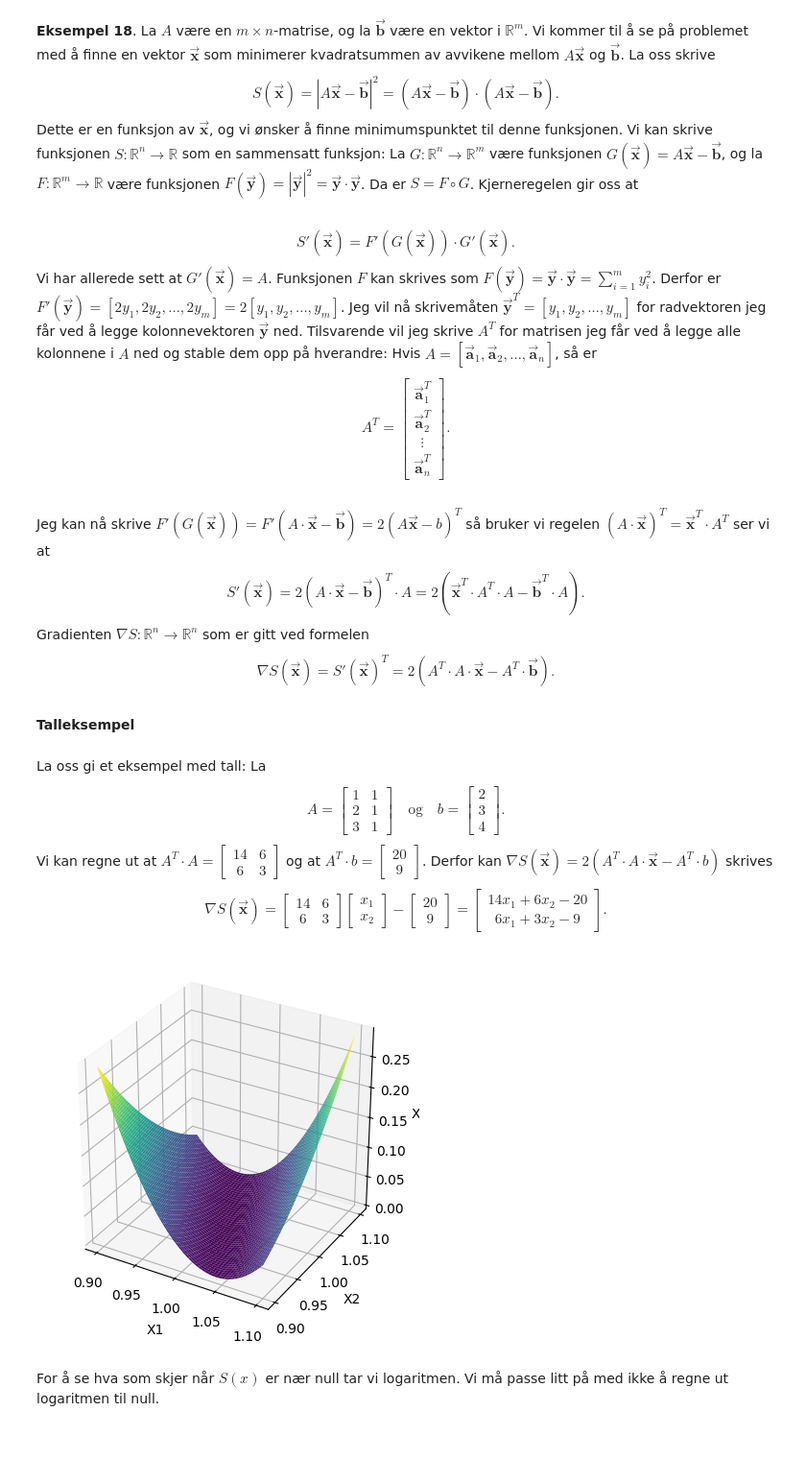
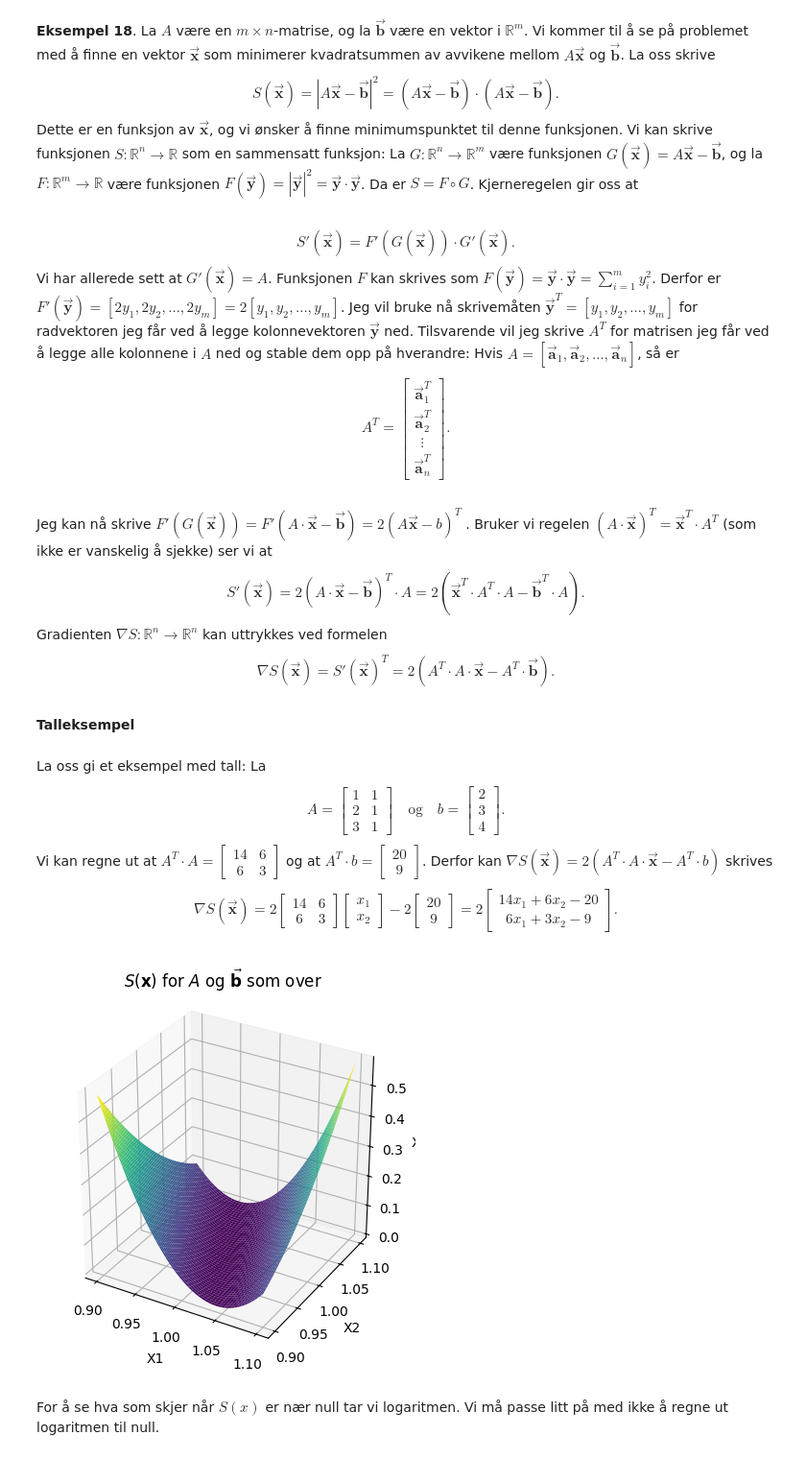
Before and after one commit to mbr085/V25MAT102, a Jupyter notebook: notebooks/uke10/12deriverte_a.ipynb, the cells around one changed output. Shown at 96% size. Drawn from its saved outputs; the diff is of its cells as text; code cells hidden in the pictures.

```diff
--- a/notebooks/uke10/12deriverte_a.ipynb
+++ b/notebooks/uke10/12deriverte_a.ipynb
@@ -997,7 +997,7 @@ skrives som
 $F(\vec{\mathbf{y}}) = \vec{\mathbf{y}} \cdot \vec{\mathbf{y}} = \sum_{i=1}^m y_i^2$.
 Derfor er
 $F'(\vec{\mathbf{y}}) = [2y_1, 2y_2, \ldots, 2y_m] = 2[y_1, y_2, \dots, y_m]$.
-Jeg vil nå skrivemåten $\vec{\mathbf{y}}^T = [y_1, y_2, \dots, y_m]$ for
+Jeg vil bruke nå skrivemåten $\vec{\mathbf{y}}^T = [y_1, y_2, \dots, y_m]$ for
 radvektoren jeg får ved å legge kolonnevektoren $\vec{\mathbf{y}}$ ned.
 Tilsvarende vil jeg skrive $A^T$ for matrisen jeg får ved å legge alle
 kolonnene i $A$ ned og stable dem opp på hverandre: Hvis
@@ -1007,11 +1007,11 @@ $$A^T = \begin{bmatrix}\vec{\mathbf{a}}_1^T \\ \vec{\mathbf{a}}_2^T \\ \vdots \\
 # %% [markdown]
 Jeg kan nå skrive
 $F'(G(\vec{\mathbf{x}})) = F'(A\cdot \vec{\mathbf{x}} - \vec{\mathbf{b}}) = 2(A
-  \vec{\mathbf{x}} - b)^T$ så bruker vi regelen
-$(A \cdot \vec{\mathbf{x}})^T = \vec{\mathbf{x}}^T \cdot A^T$ ser vi at
+  \vec{\mathbf{x}} - b)^T$. Bruker vi regelen
+$(A \cdot \vec{\mathbf{x}})^T = \vec{\mathbf{x}}^T \cdot A^T$ (som ikke er vanskelig å sjekke) ser vi at
 $$S'(\vec{\mathbf{x}}) = 2(A\cdot \vec{\mathbf{x}} - \vec{\mathbf{b}})^T \cdot A = 2(\vec{\mathbf{x}}^T
   \cdot A^T \cdot A - \vec{\mathbf{b}}^T \cdot A).$$
-Gradienten $\nabla S \colon \mathbb{R}^n \to \mathbb{R}^n$ som er gitt ved formelen
+Gradienten $\nabla S \colon \mathbb{R}^n \to \mathbb{R}^n$ kan uttrykkes ved formelen
 $$\nabla S(\vec{\mathbf{x}}) = S'(\vec{\mathbf{x}})^T = 2(A^T \cdot A \cdot \vec{\mathbf{x}}- A^T \cdot \vec{\mathbf{b}}).$$
 # %% [markdown]
 **Talleksempel**
@@ -1024,8 +1024,8 @@ $A^T \cdot A = \begin{bmatrix}14 & 6 \\ 6 & 3\end{bmatrix}$ og at
 $A^T \cdot b = \begin{bmatrix}20 \\ 9\end{bmatrix}$. Derfor kan
 $\nabla S(\vec{\mathbf{x}}) = 2(A^T \cdot A \cdot \vec{\mathbf{x}} - A^T \cdot b)$
 skrives
-$$\nabla S(\vec{\mathbf{x}}) = \begin{bmatrix}14 & 6 \\ 6 & 3\end{bmatrix} \begin{bmatrix}x_1 \\ x_2\end{bmatrix} -
-\begin{bmatrix}20 \\ 9\end{bmatrix} = \begin{bmatrix}14x_1 + 6x_2 - 20 \\ 6x_1 + 3x_2 - 9\end{bmatrix}.$$
+$$\nabla S(\vec{\mathbf{x}}) = 2\begin{bmatrix}14 & 6 \\ 6 & 3\end{bmatrix} \begin{bmatrix}x_1 \\ x_2\end{bmatrix} -
+2\begin{bmatrix}20 \\ 9\end{bmatrix} = 2\begin{bmatrix}14x_1 + 6x_2 - 20 \\ 6x_1 + 3x_2 - 9\end{bmatrix}.$$
 # %%
 A = np.array([
     [1, 1],
@@ -1052,39 +1052,40 @@ def S_fra_A_og_y(A, y):
         r1 = np.sum(z * (ATA @ z), axis=0)
         r2 = -2 * np.sum(z * ATy, axis=0)
         r3 = yy
-        return (r1 + r2 + r3).reshape(x[0].shape)
+        return 2*(r1 + r2 + r3).reshape(x[0].shape)
     return f
 
 # Create a grid of x and y values
 x1 = np.linspace(0.9, 1.1, 300)
 x2 = np.linspace(0.9, 1.1, 300)
 x = np.meshgrid(x1, x2)
 
 # Compute the function values
 S = S_fra_A_og_y(A, y)
 x3 = S(x)
 
 # # Mask values outside the unit disc
 # mask = x**2 + y**2 > 1  # Create a boolean mask for points outside the unit disc
 # z[mask] = np.nan  # Set values outside the unit disc to NaN (they won't be plotted)
 # x3[x3>.01]=np.nan
 
 # Create a 3D plot
 fig = plt.figure()
 ax = fig.add_subplot(111, projection='3d')
 
 # Plot the surface
 ax.plot_surface(x[0], x[1], x3, cmap='viridis', edgecolor='none')
+plt.title(r'$S(\mathbf{x})$ for $A$ og $\vec{\mathbf{b}}$ som over')
 
 # Set labels
 ax.set_xlabel('X1')
 ax.set_ylabel('X2')
 ax.set_zlabel('X3')
 
 # Set the aspect ratio to be equal
 ax.set_box_aspect([1, 1, 1])
 # %% [output]
-[figure, old version]
+[figure, new version]
 # %% [markdown]
 For å se hva som skjer når $S(x)$ er nær null tar vi logaritmen. Vi må passe litt på med ikke å regne ut logaritmen til null.
 # %%
```
Also changed, not shown: parts of 12 cells of this notebook, 1 other file.
